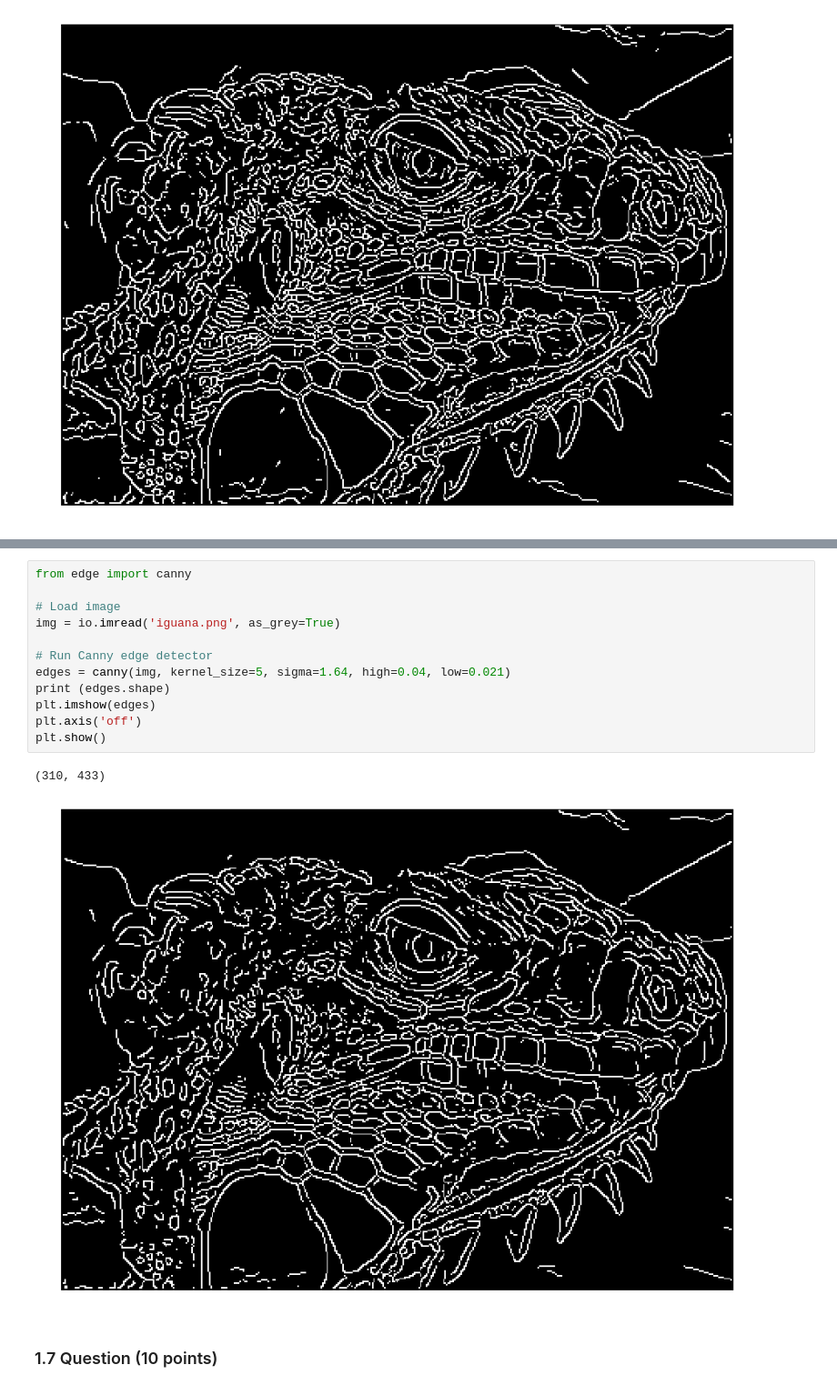
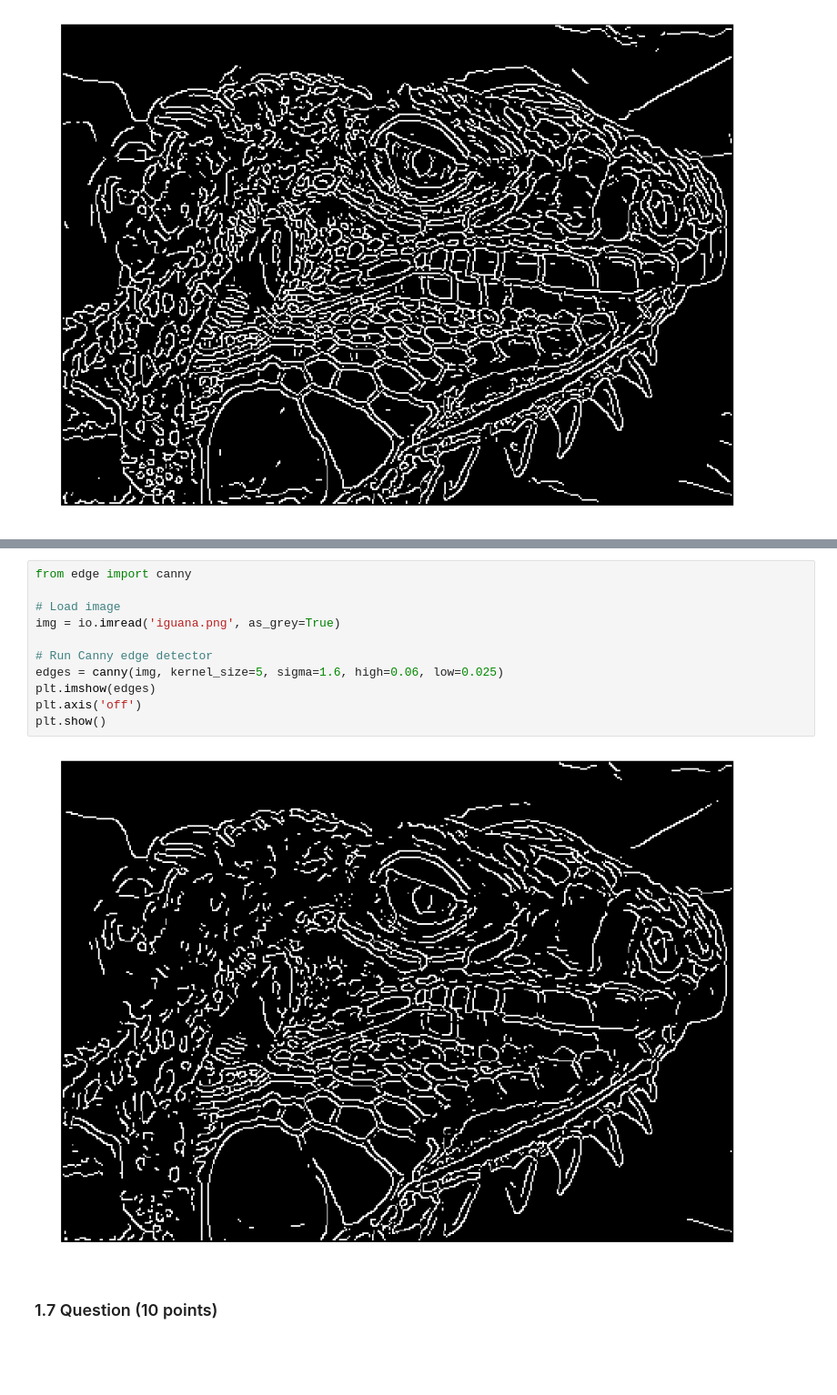
Before and after one commit to mikucy/CS131, a Jupyter notebook: hw2_release/hw2.ipynb, the cells around one changed output, grey strips where cells are left out. Shown at 91% size. Saved outputs shown, nothing was run; the diff lists cells and outputs as text; blank space fills up the shorter version.

```diff
--- a/hw2_release/hw2.ipynb
+++ b/hw2_release/hw2.ipynb
@@ -336,18 +336,16 @@ Here is an example of the output:
 # %%
 from edge import canny
 
 # Load image
 img = io.imread('iguana.png', as_grey=True)
 
 # Run Canny edge detector
-edges = canny(img, kernel_size=5, sigma=1.64, high=0.04, low=0.021)
-print (edges.shape)
+edges = canny(img, kernel_size=5, sigma=1.6, high=0.06, low=0.025)
 plt.imshow(edges)
 plt.axis('off')
 plt.show()
 # %% [output]
-(310, 433)
-[figure, old version]
+[figure, new version]
 # %% [markdown]
 ### 1.7 Question (10 points)
 
```
Also changed, not shown: parts of 2 cells of this notebook, 4 other files.
